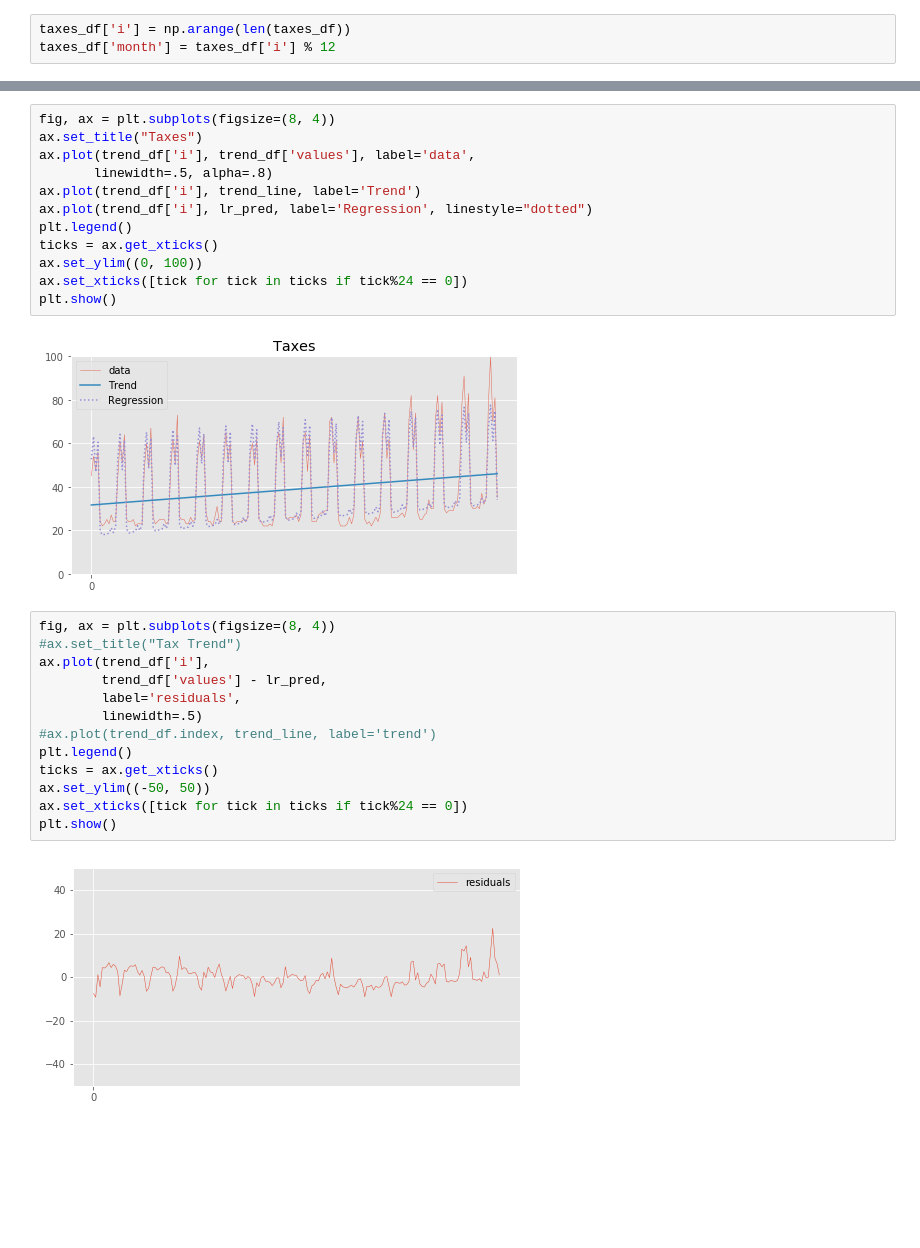
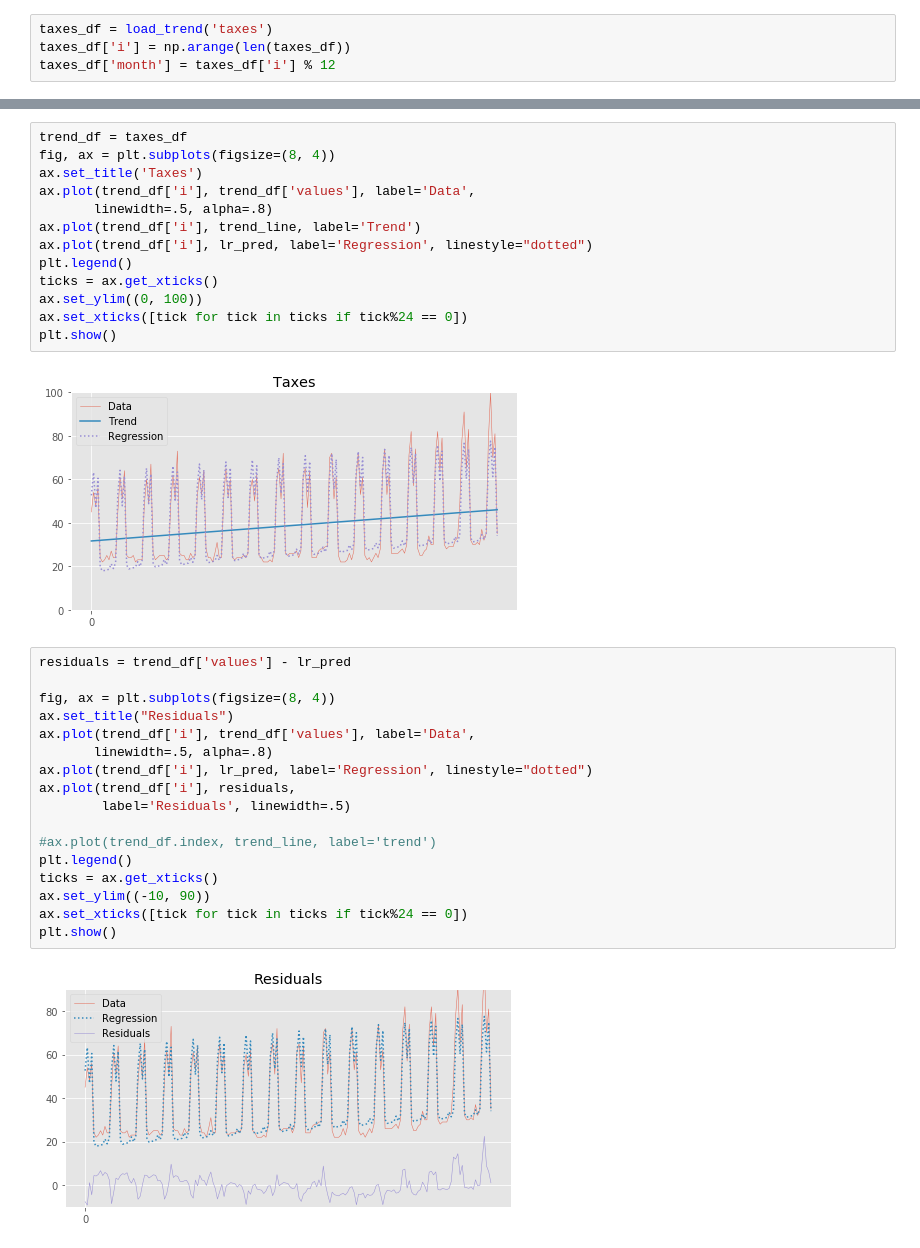
Before and after one commit to rokaandy/time-series-examples, a Jupyter notebook: time-series-examples.ipynb, the cells around one changed output, grey strips where cells are left out. Cells and saved outputs as stored; diff of their text form; blank space fills up the shorter version.

Commit message:
Update notebook to include plot of residuals

```diff
--- a/time-series-examples.ipynb
+++ b/time-series-examples.ipynb
@@ -48,4 +48,5 @@ taxes_df = trend_dfs[-1]
 # %%
+taxes_df = load_trend('taxes')
 taxes_df['i'] = np.arange(len(taxes_df))
 taxes_df['month'] = taxes_df['i'] % 12
 # %%
@@ -62,9 +63,10 @@ data = np.hstack((taxes_df[['i']].values, month_data))
 lr.fit(data, taxes_df['values'])
 lr_pred = lr.predict(data)  # Predixctive model based on i and month
 # %%
+trend_df = taxes_df
 fig, ax = plt.subplots(figsize=(8, 4))
-ax.set_title("Taxes")
-ax.plot(trend_df['i'], trend_df['values'], label='data',
+ax.set_title('Taxes')
+ax.plot(trend_df['i'], trend_df['values'], label='Data',
        linewidth=.5, alpha=.8)
 ax.plot(trend_df['i'], trend_line, label='Trend')
 ax.plot(trend_df['i'], lr_pred, label='Regression', linestyle="dotted")
@@ -76,17 +78,21 @@ plt.show()
 # %% [output]
 [figure]
 # %%
+residuals = trend_df['values'] - lr_pred
+
 fig, ax = plt.subplots(figsize=(8, 4))
-#ax.set_title("Tax Trend")
-ax.plot(trend_df['i'],
-        trend_df['values'] - lr_pred,
-        label='residuals',
-        linewidth=.5)
+ax.set_title("Residuals")
+ax.plot(trend_df['i'], trend_df['values'], label='Data',
+       linewidth=.5, alpha=.8)
+ax.plot(trend_df['i'], lr_pred, label='Regression', linestyle="dotted")
+ax.plot(trend_df['i'], residuals,
+        label='Residuals', linewidth=.5)
+
 #ax.plot(trend_df.index, trend_line, label='trend')
 plt.legend()
 ticks = ax.get_xticks()
-ax.set_ylim((-50, 50))
+ax.set_ylim((-10, 90))
 ax.set_xticks([tick for tick in ticks if tick%24 == 0])
 plt.show()
 # %% [output]
-[figure, old version]
+[figure, new version]
```
Also changed, not shown: parts of 3 cells of this notebook.
